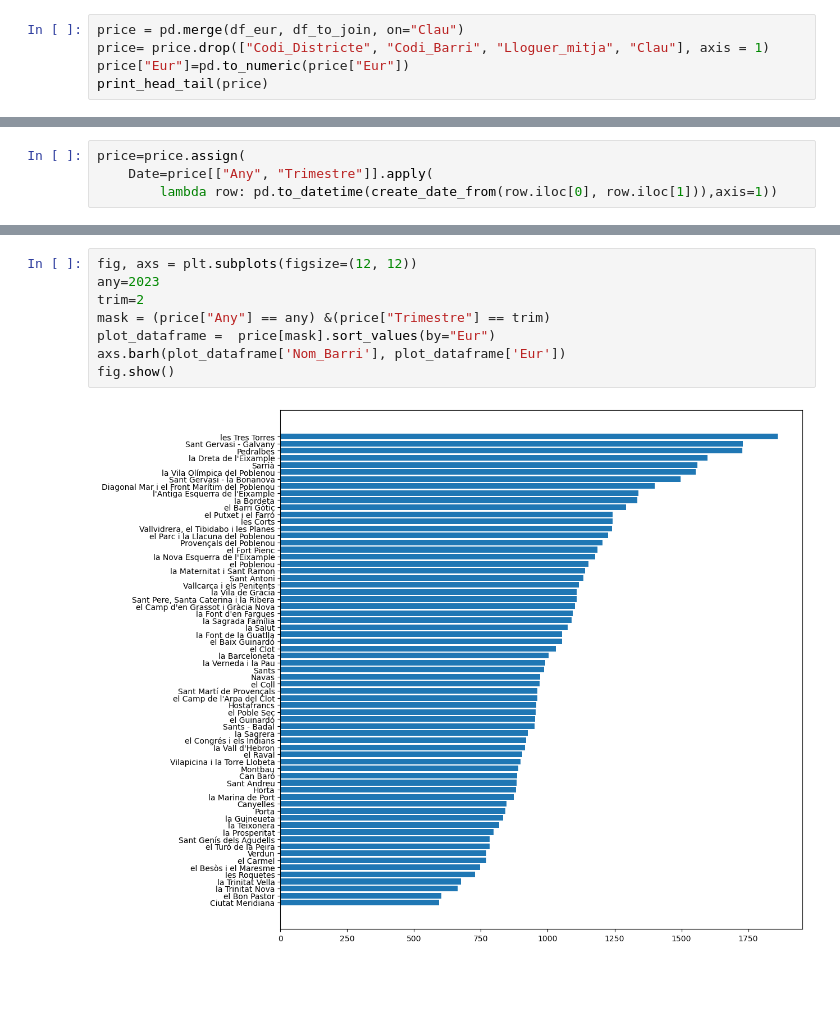
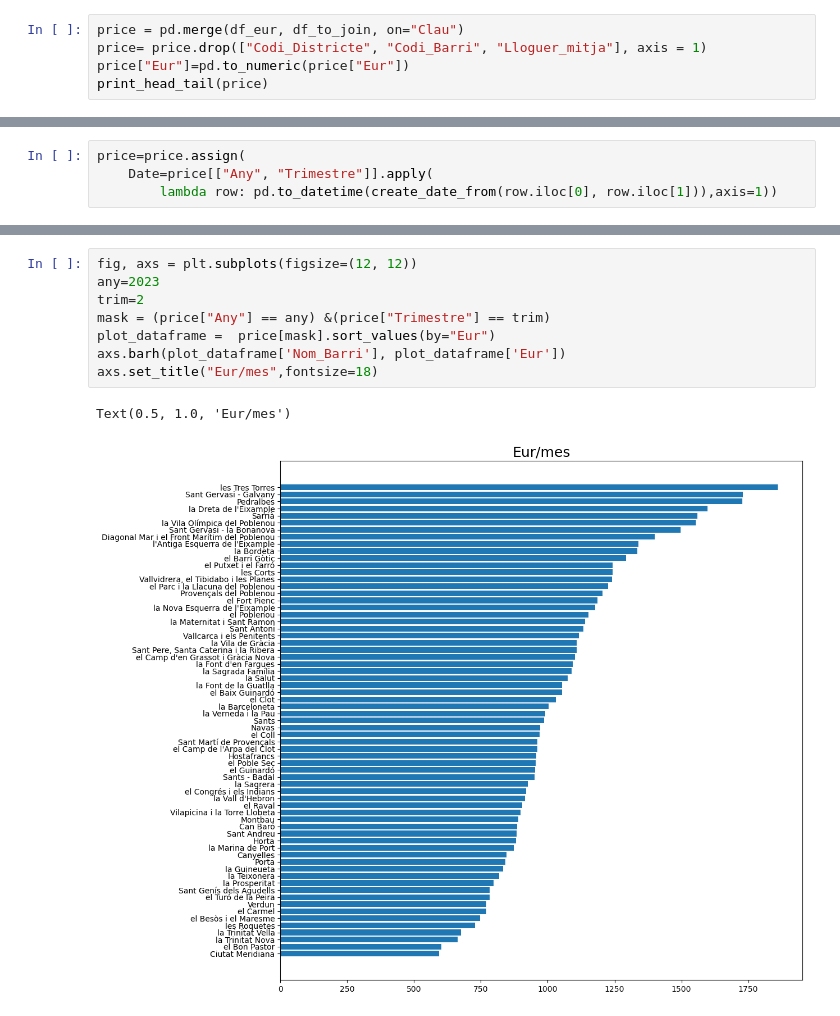
Before and after one commit to luismiguelcasadodiaz/jump2digital, a Jupyter notebook: src/price/pre_price.ipynb, the cells around one changed output, grey strips where cells are left out. Saved outputs shown, nothing was run; the diff lists cells and outputs as text; blank space fills up the shorter version.

```diff
--- a/src/price/pre_price.ipynb
+++ b/src/price/pre_price.ipynb
@@ -125,7 +132,7 @@ df_eur_m2 = df_eur_m2.rename(columns={"Preu": "Eur_m2"})
 df_to_join = df_eur_m2[["Clau","Eur_m2"]]
 # %%
 price = pd.merge(df_eur, df_to_join, on="Clau")
-price= price.drop(["Codi_Districte", "Codi_Barri", "Lloguer_mitja", "Clau"], axis = 1)
+price= price.drop(["Codi_Districte", "Codi_Barri", "Lloguer_mitja"], axis = 1)
 price["Eur"]=pd.to_numeric(price["Eur"])
 print_head_tail(price)
 # %% [output]
@@ -415,10 +425,11 @@ array(['el Raval', 'el Barri Gòtic', 'la Barceloneta',
 # %%
 fig, axs = plt.subplots(figsize=(12, 12))
 any=2023
 trim=2
 mask = (price["Any"] == any) &(price["Trimestre"] == trim)
 plot_dataframe =  price[mask].sort_values(by="Eur")
 axs.barh(plot_dataframe['Nom_Barri'], plot_dataframe['Eur'])
-fig.show()
+axs.set_title("Eur/mes",fontsize=18)
 # %% [output]
+Text(0.5, 1.0, 'Eur/mes')
-[figure, old version]
+[figure, new version]
```
Also changed, not shown: parts of 10 cells of this notebook, 4 other files.
